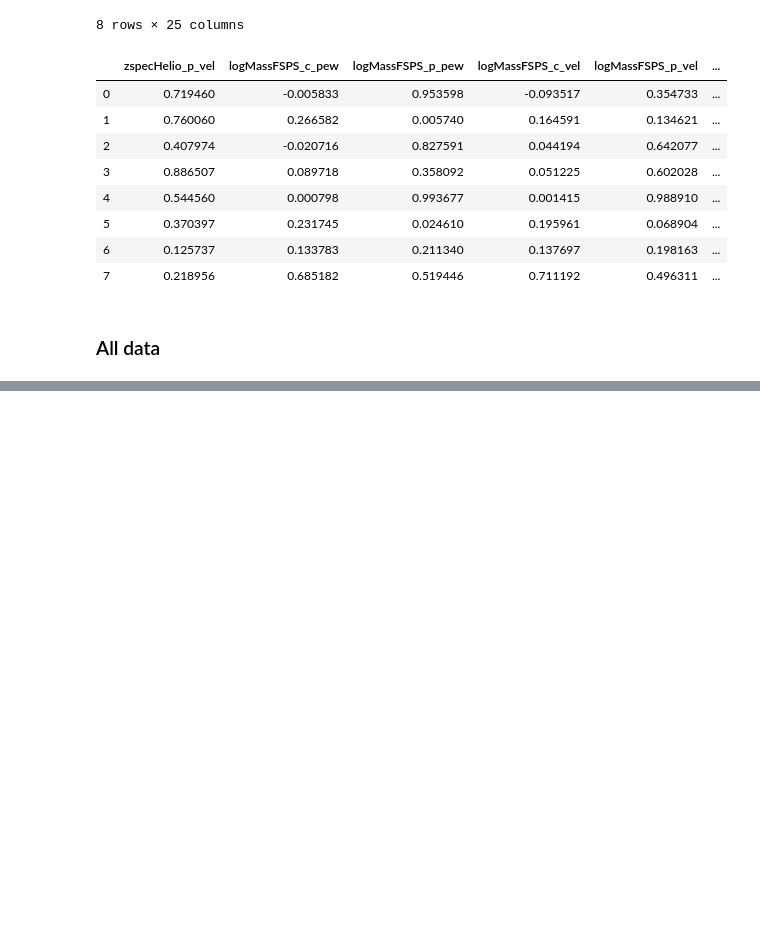
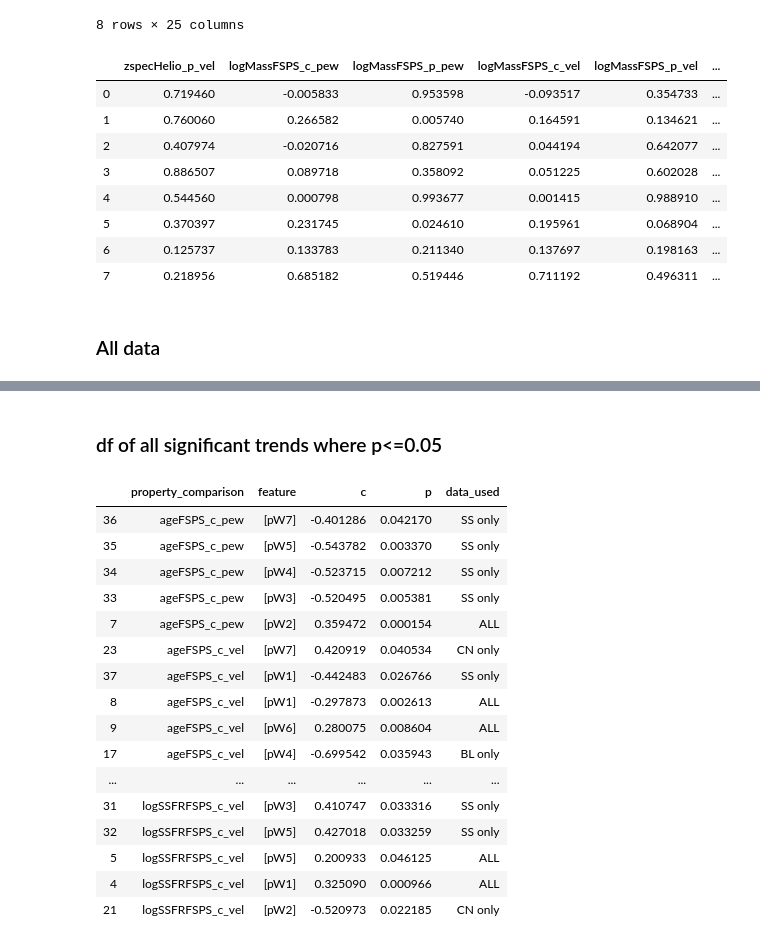
Before and after one commit to mwvgroup/SN-Spectral-Evolution, a Jupyter notebook: notebooks/pearson_heat_map.ipynb, the cells around one changed output, grey strips where cells are left out. Cells and saved outputs as stored; diff of their text form; code cells hidden in the pictures; blank space fills up the shorter version.

```diff
--- a/notebooks/pearson_heat_map.ipynb
+++ b/notebooks/pearson_heat_map.ipynb
@@ -471,0 +407,5 @@ None
+# %%
+#df of only p significant trends for cl data only
+sig_p_cl = significant_p_list(cl_table)
+cl_p_list = ['CL only']*len(sig_p_cl['c'])
+sig_p_cl['data_used'] = cl_p_list
@@ -471,0 +417,5 @@ None
+# %%
+#df of only p significant trends for bl data only
+sig_p_bl = significant_p_list(bl_table)
+bl_p_list = ['BL only']*len(sig_p_bl['c'])
+sig_p_bl['data_used'] = bl_p_list
@@ -471,0 +427,5 @@ None
+# %%
+#df of only p significant trends for cn data only
+sig_p_cn = significant_p_list(cn_table)
+cn_p_list = ['CN only']*len(sig_p_cn['c'])
+sig_p_cn['data_used'] = cn_p_list
@@ -471,0 +437,5 @@ None
+# %%
+#df of only p significant trends for ss data only
+sig_p_ss = significant_p_list(ss_table)
+ss_p_list = ['SS only']*len(sig_p_ss['c'])
+sig_p_ss['data_used'] = ss_p_list
@@ -471,0 +469,27 @@ None
+# %% [markdown]
+### df of all significant trends where p<=0.05
+# %%
+sig_p_df = sig_p_all.append(sig_p_cl, ignore_index = True)
+sig_p_df = sig_p_df.append(sig_p_bl, ignore_index = True)
+sig_p_df = sig_p_df.append(sig_p_cn, ignore_index = True)
+sig_p_df = sig_p_df.append(sig_p_ss, ignore_index = True)
+sig_p_df = sig_p_df.sort_values('property_comparison')
+sig_p_df
+# %% [output]
+|  | property_comparison | feature | c | p | data_used |
+| 36 | ageFSPS_c_pew | [pW7] | -0.401286 | 0.042170 | SS only |
+| 35 | ageFSPS_c_pew | [pW5] | -0.543782 | 0.003370 | SS only |
+| 34 | ageFSPS_c_pew | [pW4] | -0.523715 | 0.007212 | SS only |
+| 33 | ageFSPS_c_pew | [pW3] | -0.520495 | 0.005381 | SS only |
+| 7 | ageFSPS_c_pew | [pW2] | 0.359472 | 0.000154 | ALL |
+| 23 | ageFSPS_c_vel | [pW7] | 0.420919 | 0.040534 | CN only |
+| 37 | ageFSPS_c_vel | [pW1] | -0.442483 | 0.026766 | SS only |
+| 8 | ageFSPS_c_vel | [pW1] | -0.297873 | 0.002613 | ALL |
+| 9 | ageFSPS_c_vel | [pW6] | 0.280075 | 0.008604 | ALL |
+| 17 | ageFSPS_c_vel | [pW4] | -0.699542 | 0.035943 | BL only |
+| ... | ... | ... | ... | ... | ... |
+| 31 | logSSFRFSPS_c_vel | [pW3] | 0.410747 | 0.033316 | SS only |
+| 32 | logSSFRFSPS_c_vel | [pW5] | 0.427018 | 0.033259 | SS only |
+| 5 | logSSFRFSPS_c_vel | [pW5] | 0.200933 | 0.046125 | ALL |
+| 4 | logSSFRFSPS_c_vel | [pW1] | 0.325090 | 0.000966 | ALL |
+| 21 | logSSFRFSPS_c_vel | [pW2] | -0.520973 | 0.022185 | CN only |
```
Also changed, not shown: parts of 20 cells of this notebook.
